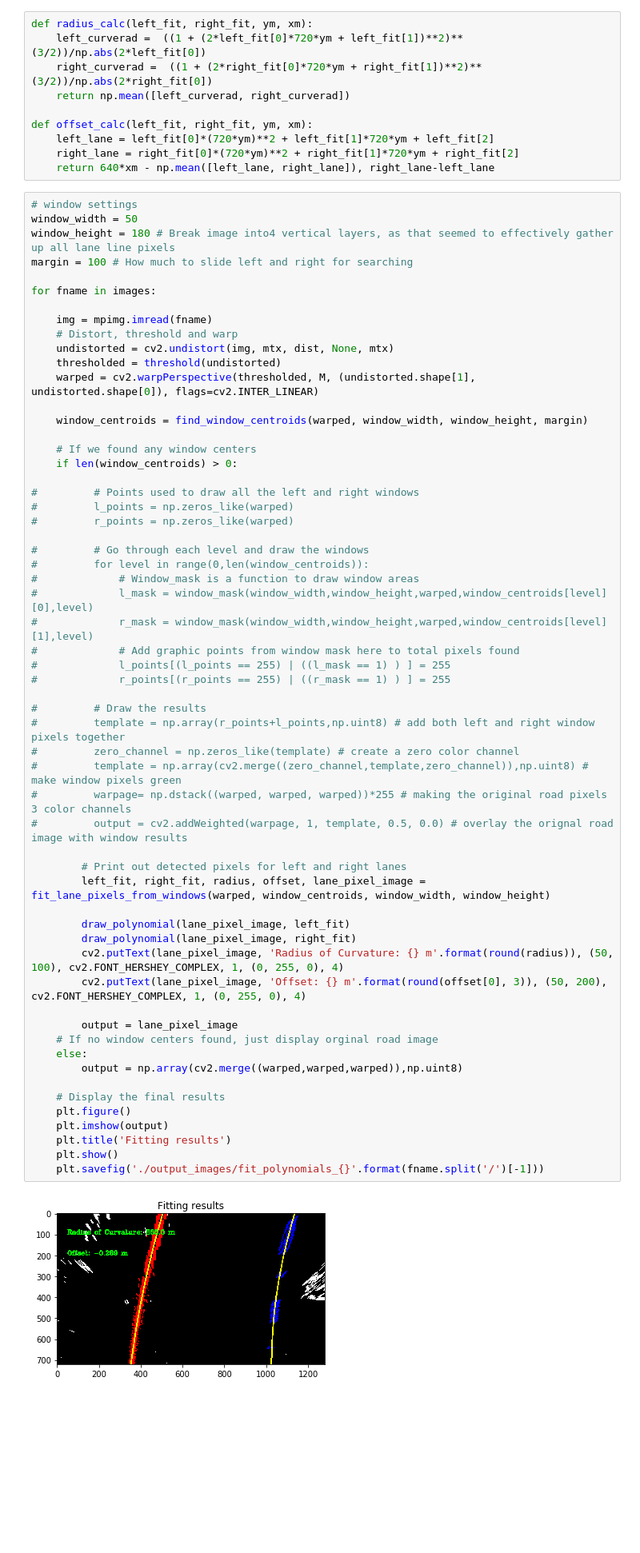
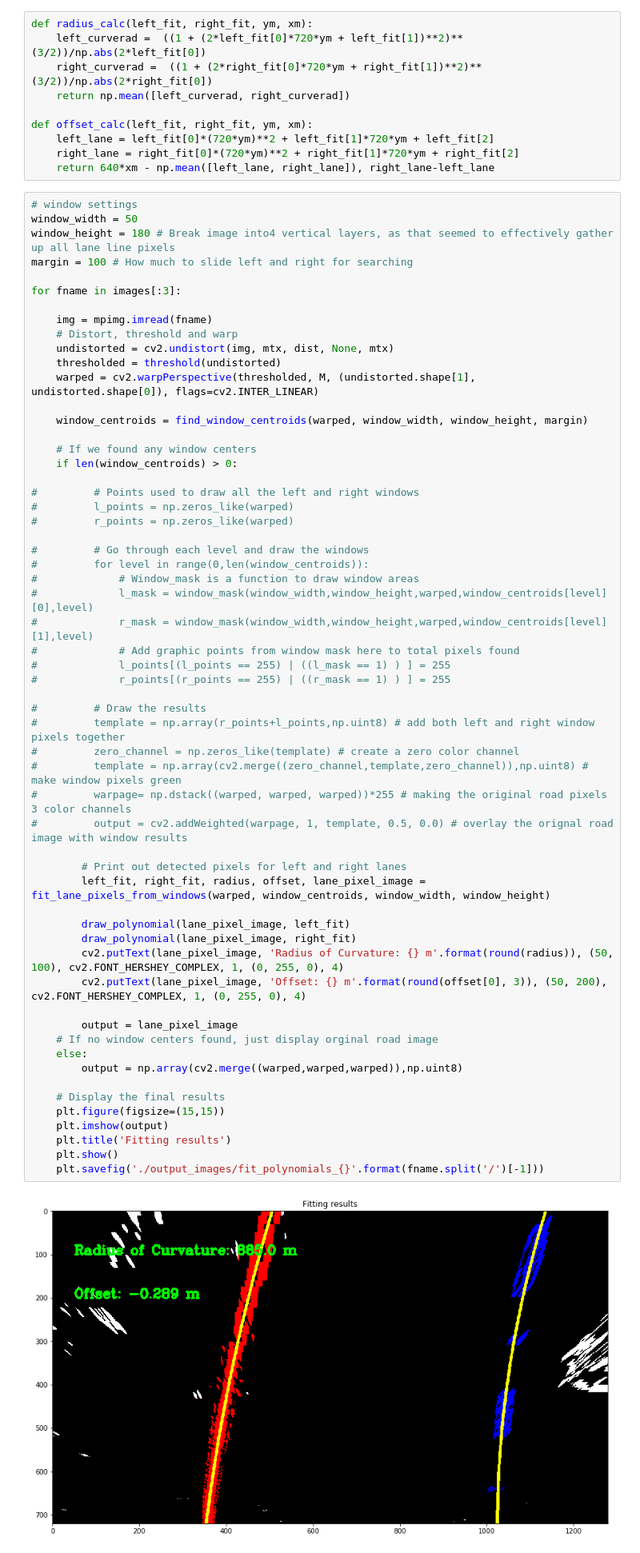
Before and after one commit to nickcordella/CarND-Advanced-Lane-Lines, a Jupyter notebook: Advanced_Lane_Finding.ipynb, the cells around one changed output. Shown at 80% size. Saved outputs shown, nothing was run; the diff lists cells and outputs as text; blank space fills up the shorter version.

Commit message:
Add visibly image to demonstrate polynomial fitting

```diff
--- a/Advanced_Lane_Finding.ipynb
+++ b/Advanced_Lane_Finding.ipynb
@@ -289,7 +289,7 @@ window_width = 50
 window_height = 180 # Break image into4 vertical layers, as that seemed to effectively gather up all lane line pixels
 margin = 100 # How much to slide left and right for searching
 
-for fname in images:
+for fname in images[:3]:
 
     img = mpimg.imread(fname)
     # Distort, threshold and warp
@@ -314,33 +314,33 @@ for fname in images:
 #             # Add graphic points from window mask here to total pixels found
 #             l_points[(l_points == 255) | ((l_mask == 1) ) ] = 255
 #             r_points[(r_points == 255) | ((r_mask == 1) ) ] = 255
 
 #         # Draw the results
 #         template = np.array(r_points+l_points,np.uint8) # add both left and right window pixels together
 #         zero_channel = np.zeros_like(template) # create a zero color channel
 #         template = np.array(cv2.merge((zero_channel,template,zero_channel)),np.uint8) # make window pixels green
 #         warpage= np.dstack((warped, warped, warped))*255 # making the original road pixels 3 color channels
 #         output = cv2.addWeighted(warpage, 1, template, 0.5, 0.0) # overlay the orignal road image with window results
 
         # Print out detected pixels for left and right lanes
         left_fit, right_fit, radius, offset, lane_pixel_image = fit_lane_pixels_from_windows(warped, window_centroids, window_width, window_height)
 
         draw_polynomial(lane_pixel_image, left_fit)
         draw_polynomial(lane_pixel_image, right_fit)
         cv2.putText(lane_pixel_image, 'Radius of Curvature: {} m'.format(round(radius)), (50, 100), cv2.FONT_HERSHEY_COMPLEX, 1, (0, 255, 0), 4)
         cv2.putText(lane_pixel_image, 'Offset: {} m'.format(round(offset[0], 3)), (50, 200), cv2.FONT_HERSHEY_COMPLEX, 1, (0, 255, 0), 4)
 
         output = lane_pixel_image
     # If no window centers found, just display orginal road image
     else:
         output = np.array(cv2.merge((warped,warped,warped)),np.uint8)
 
     # Display the final results
-    plt.figure()
+    plt.figure(figsize=(15,15))
     plt.imshow(output)
     plt.title('Fitting results')
     plt.show()
     plt.savefig('./output_images/fit_polynomials_{}'.format(fname.split('/')[-1]))
 # %% [output]
-[figure, old version]
+[figure, new version]
 <matplotlib.figure.Figure at 0x...>
```
Also changed, not shown: parts of 1 cell of this notebook, 4 other files.
